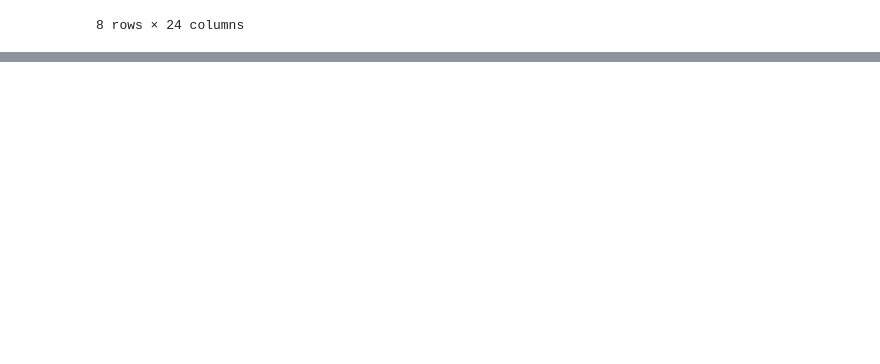
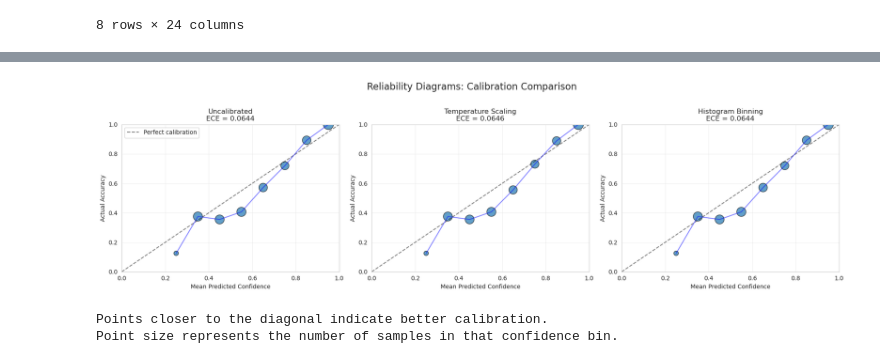
Before and after one commit to vvk-mhn/ML_Carnatic, a Jupyter notebook: ML_Project.ipynb, the cells around one changed output, grey strips where cells are left out. Saved outputs shown, nothing was run; the diff lists cells and outputs as text; code cells hidden in the pictures; blank space fills up the shorter version.

```diff
--- a/ML_Project.ipynb
+++ b/ML_Project.ipynb
@@ -51,0 +635,61 @@ df.describe()
+# %%
+import matplotlib.pyplot as plt
+import numpy as np
+
+def plot_reliability_diagram(y_true, y_prob, method_name, ax, n_bins=10):
+    """Plot reliability diagram to visualize calibration"""
+    y_pred = np.argmax(y_prob, axis=1)
+    y_conf = np.max(y_prob, axis=1)
+
+    bin_boundaries = np.linspace(0, 1, n_bins + 1)
+    bin_centers = []
+    bin_accuracies = []
+    bin_counts = []
+
+    for i in range(n_bins):
+        in_bin = (y_conf > bin_boundaries[i]) & (y_conf <= bin_boundaries[i+1])
+        if in_bin.sum() > 0:
+            bin_acc = (y_pred[in_bin] == y_true[in_bin]).mean()
+            bin_center = (bin_boundaries[i] + bin_boundaries[i+1]) / 2
+            bin_centers.append(bin_center)
+            bin_accuracies.append(bin_acc)
+            bin_counts.append(in_bin.sum())
+
+    # Plot
+    ax.plot([0, 1], [0, 1], 'k--', alpha=0.5, label='Perfect calibration')
+
+    # Size points by number of samples
+    if bin_counts: # Avoid error if no bins have samples
+        sizes = np.array(bin_counts) / max(bin_counts) * 300
+        ax.scatter(bin_centers, bin_accuracies, s=sizes, alpha=0.7,
+                   edgecolors='black', linewidth=1)
+
+    ax.plot(bin_centers, bin_accuracies, 'b-', alpha=0.5)
+
+    ax.set_xlabel('Mean Predicted Confidence')
+    ax.set_ylabel('Actual Accuracy')
+    ax.set_title(f'{method_name}\nECE = {expected_calibration_error(y_true, y_prob):.4f}')
+    ax.grid(True, alpha=0.3)
+    ax.set_xlim([0, 1])
+    ax.set_ylim([0, 1])
+
+    return bin_centers, bin_accuracies
+
+# --- Create comparison plot ---
+fig, axes = plt.subplots(1, 3, figsize=(18, 5))
+
+plot_reliability_diagram(y_val, y_prob_uncalib, 'Uncalibrated', axes[0])
+plot_reliability_diagram(y_val, y_prob_temp, 'Temperature Scaling', axes[1])
+plot_reliability_diagram(y_val, y_prob_hist, 'Histogram Binning', axes[2])
+
+axes[0].legend()
+plt.suptitle('Reliability Diagrams: Calibration Comparison', fontsize=16, y=1.02)
+plt.tight_layout()
+plt.show()
+
+print("Points closer to the diagonal indicate better calibration.")
+print("Point size represents the number of samples in that confidence bin.")
+# %% [output]
+[figure, added]
+Points closer to the diagonal indicate better calibration.
+Point size represents the number of samples in that confidence bin.
```
Also changed, not shown: parts of 18 cells of this notebook.
